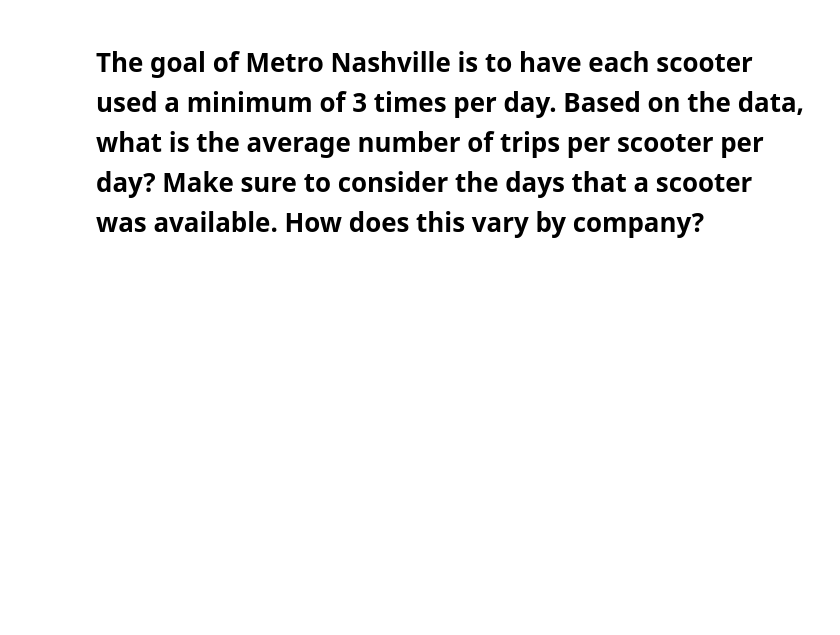
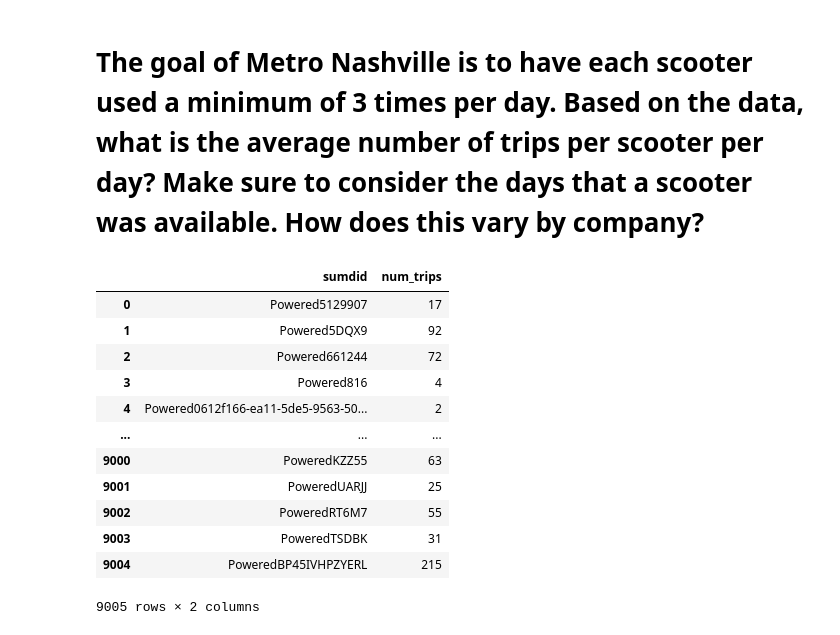
Before and after one commit to NSS-Data-Analytics-Cohort-11/scooters-supreme, a Jupyter notebook: notebook/scooters.ipynb, the cells around one changed output. Saved outputs shown, nothing was run; the diff lists cells and outputs as text; code cells hidden in the pictures; blank space fills up the shorter version.

```diff
--- a/notebook/scooters.ipynb
+++ b/notebook/scooters.ipynb
@@ -623,19 +769,19 @@ trips[['companyname', 'sumdid', 'pubtimestamp']].groupby(['companyname'])['sumdi
 # %% [markdown]
 # The goal of Metro Nashville is to have each scooter used a minimum of 3 times per day. Based on the data, what is the average number of trips per scooter per day? Make sure to consider the days that a scooter was available. How does this vary by company?
 # %%
-query = '''
-SELECT
-	DISTINCT sumdid AS Unit,
-	startdate AS trip_date,
-	COUNT(triprecordnum) AS trips,
-	companyname
-FROM
-	trips
-GROUP BY
-	sumdid, trip_date, companyname
-ORDER BY
-	trip_date;
-'''
-with engine.connect() as connection:
-    trips_per_unit = pd.read_sql(text(query), con = connection)
+# query = '''
+# SELECT
+# 	DISTINCT sumdid AS Unit,
+# 	startdate AS trip_date,
+# 	COUNT(triprecordnum) AS trips,
+# 	companyname
+# FROM
+# 	trips
+# GROUP BY
+# 	sumdid, trip_date, companyname
+# ORDER BY
+# 	trip_date;
+# '''
+# with engine.connect() as connection:
+#     trips_per_unit = pd.read_sql(text(query), con = connection)
 # %%
@@ -642,0 +789,27 @@ trips_per_unit
+# %%
+query = '''
+SELECT
+    sumdid,
+    COUNT(*) AS num_trips
+    FROM trips
+    GROUP BY sumdid;
+'''
+
+with engine.connect() as connection:
+    trips_per_scooter = pd.read_sql(text(query), con = connection)
+# %%
+trips_per_scooter
+# %% [output]
+|  | sumdid | num_trips |
+| 0 | Powered5129907 | 17 |
+| 1 | Powered5DQX9 | 92 |
+| 2 | Powered661244 | 72 |
+| 3 | Powered816 | 4 |
+| 4 | Powered0612f166-ea11-5de5-9563-50... | 2 |
+| ... | ... | ... |
+| 9000 | PoweredKZZ55 | 63 |
+| 9001 | PoweredUARJJ | 25 |
+| 9002 | PoweredRT6M7 | 55 |
+| 9003 | PoweredTSDBK | 31 |
+| 9004 | PoweredBP45IVHPZYERL | 215 |
+9005 rows × 2 columns
```
Also changed, not shown: parts of 44 cells of this notebook.
